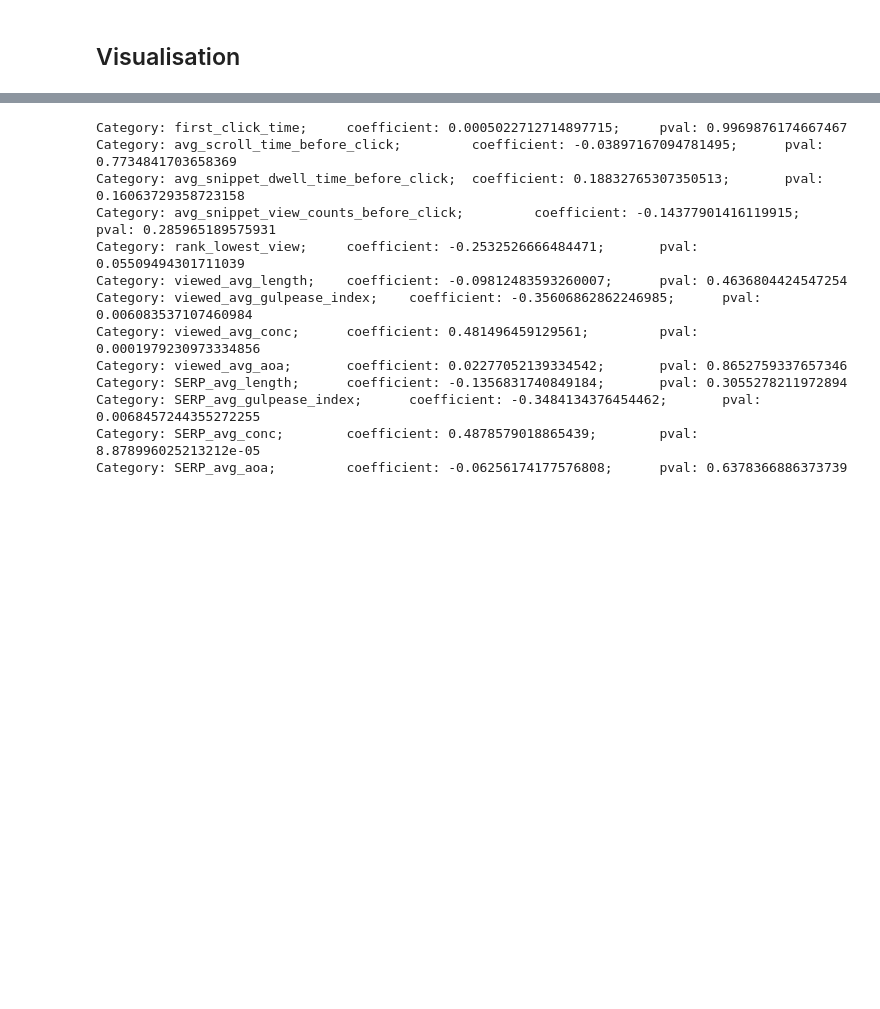
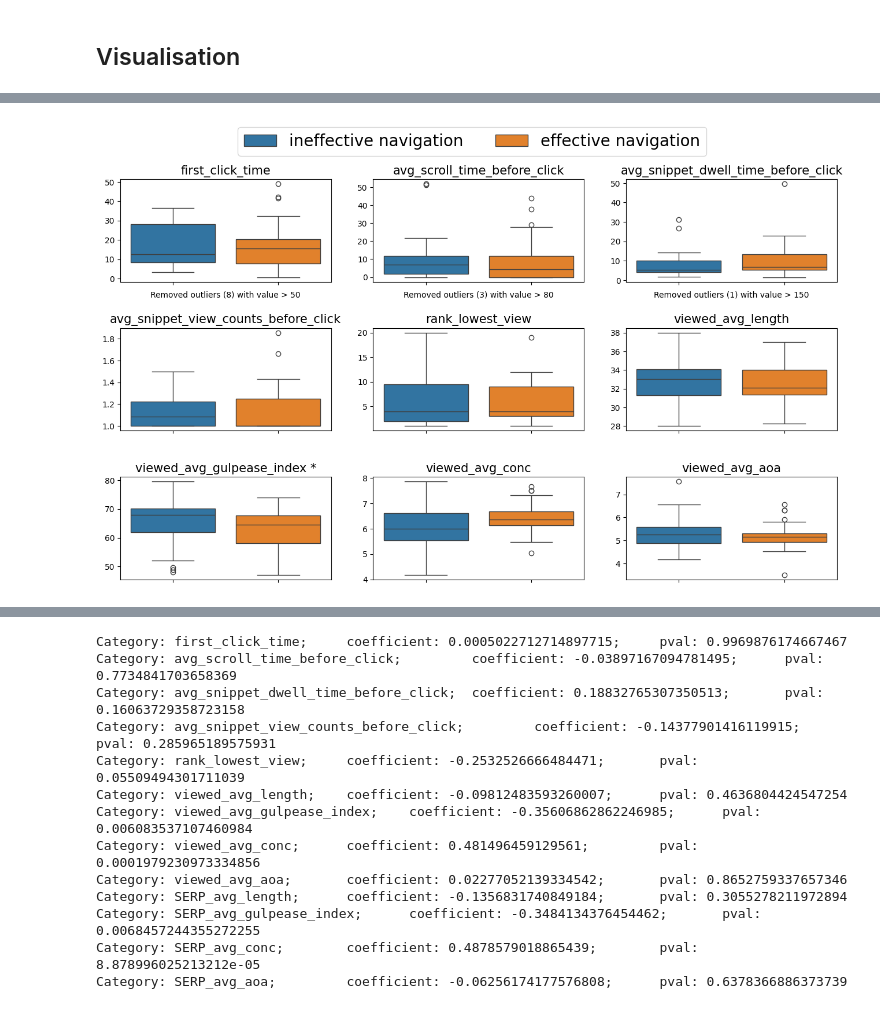
Before and after one commit to SOLandChildren/CHIIR27_LogAnalysis, a Jupyter notebook: results_navigation.ipynb, the cells around one changed output, grey strips where cells are left out. Cells and saved outputs as stored; diff of their text form; code cells hidden in the pictures; blank space fills up the shorter version.

```diff
--- a/results_navigation.ipynb
+++ b/results_navigation.ipynb
@@ -210,0 +214,5 @@ len(navigation_quality.loc[navigation_quality["effective_nav_pt2"]==1]), len(nav
+# %%
+from driver import get_significance
+
+desc_stats_df_nav_eff, sig_test_results_nav_eff = get_significance(df=navigation_quality, effective_label="effective_nav", search_stage="results_navigation_nav_eff", categories=categories)
+sig_test_results_nav_eff
@@ -211,3 +243,9 @@ len(navigation_quality.loc[navigation_quality["effective_nav_pt2"]==1]), len(nav
+# %%
+from driver import get_boxplots
+
+get_boxplots(df=navigation_quality, search_stage="results_navigation_nav_eff", categories=categories, group="effective_nav", artefact="navigation", n_cols=3, n_rows=3, stats_df=sig_test_results_nav_eff)
+# %% [output]
+[figure, added]
 # %%
 from driver import get_significance
 
```
Also changed, not shown: parts of 7 cells of this notebook, 22 other files.
